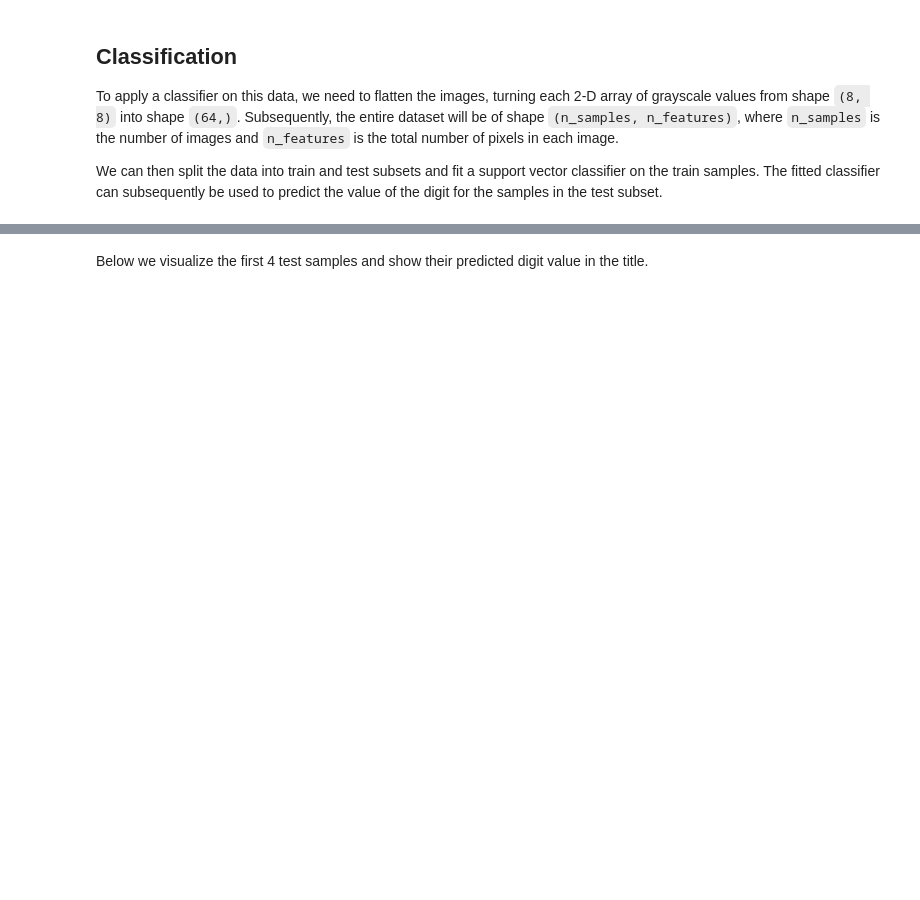
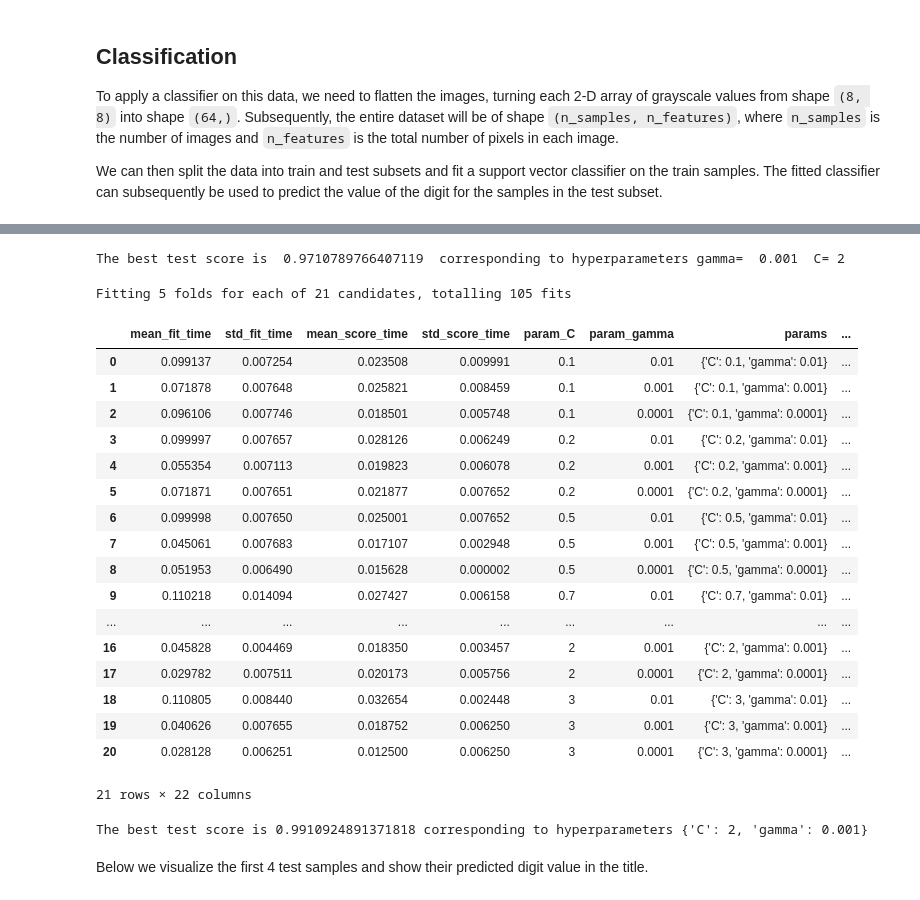
Before and after one commit to DRGeetaChhabra/rep1, a Jupyter notebook: classification.ipynb, the cells around one changed output, grey strips where cells are left out. Cells and saved outputs as stored; diff of their text form; code cells hidden in the pictures; blank space fills up the shorter version.

```diff
--- a/classification.ipynb
+++ b/classification.ipynb
@@ -72,3 +117,59 @@ predicted = clf.predict(X_test)
+# %%
+ac= df['Accuracy']
+maximum = ac.max()
+index = ac.idxmax()
+
+print("The best test score is ", maximum," corresponding to hyperparameters gamma= ",pg[index]," C=",pc[index])
+# %% [output]
+The best test score is  0.9710789766407119  corresponding to hyperparameters gamma=  0.001  C= 2
+# %%
+from sklearn.model_selection import KFold
+from sklearn.model_selection import GridSearchCV
+folds = KFold(n_splits = 5, shuffle = True, random_state = 10)
+
+hyper_params = [ {'gamma':[0.01,0.001,0.0001] ,
+                     'C': [0.1,0.2,0.5,0.7,1,2,3]}]
+
+model = svm.SVC(kernel="rbf")
+
+model_cv = GridSearchCV(estimator = model,
+                        param_grid = hyper_params,
+                        scoring= 'accuracy',
+                        cv = folds,
+                        verbose = 1,
+                        return_train_score=True)
+
+model_cv.fit(X_train, y_train)
+
+cv_results = pd.DataFrame(model_cv.cv_results_)
+cv_results
+# %% [output]
+Fitting 5 folds for each of 21 candidates, totalling 105 fits
+|  | mean_fit_time | std_fit_time | mean_score_time | std_score_time | param_C | param_gamma | params | ... |
+| 0 | 0.099137 | 0.007254 | 0.023508 | 0.009991 | 0.1 | 0.01 | {'C': 0.1, 'gamma': 0.01} | ... |
+| 1 | 0.071878 | 0.007648 | 0.025821 | 0.008459 | 0.1 | 0.001 | {'C': 0.1, 'gamma': 0.001} | ... |
+| 2 | 0.096106 | 0.007746 | 0.018501 | 0.005748 | 0.1 | 0.0001 | {'C': 0.1, 'gamma': 0.0001} | ... |
+| 3 | 0.099997 | 0.007657 | 0.028126 | 0.006249 | 0.2 | 0.01 | {'C': 0.2, 'gamma': 0.01} | ... |
+| 4 | 0.055354 | 0.007113 | 0.019823 | 0.006078 | 0.2 | 0.001 | {'C': 0.2, 'gamma': 0.001} | ... |
+| 5 | 0.071871 | 0.007651 | 0.021877 | 0.007652 | 0.2 | 0.0001 | {'C': 0.2, 'gamma': 0.0001} | ... |
+| 6 | 0.099998 | 0.007650 | 0.025001 | 0.007652 | 0.5 | 0.01 | {'C': 0.5, 'gamma': 0.01} | ... |
+| 7 | 0.045061 | 0.007683 | 0.017107 | 0.002948 | 0.5 | 0.001 | {'C': 0.5, 'gamma': 0.001} | ... |
+| 8 | 0.051953 | 0.006490 | 0.015628 | 0.000002 | 0.5 | 0.0001 | {'C': 0.5, 'gamma': 0.0001} | ... |
+| 9 | 0.110218 | 0.014094 | 0.027427 | 0.006158 | 0.7 | 0.01 | {'C': 0.7, 'gamma': 0.01} | ... |
+| ... | ... | ... | ... | ... | ... | ... | ... | ... |
+| 16 | 0.045828 | 0.004469 | 0.018350 | 0.003457 | 2 | 0.001 | {'C': 2, 'gamma': 0.001} | ... |
+| 17 | 0.029782 | 0.007511 | 0.020173 | 0.005756 | 2 | 0.0001 | {'C': 2, 'gamma': 0.0001} | ... |
+| 18 | 0.110805 | 0.008440 | 0.032654 | 0.002448 | 3 | 0.01 | {'C': 3, 'gamma': 0.01} | ... |
+| 19 | 0.040626 | 0.007655 | 0.018752 | 0.006250 | 3 | 0.001 | {'C': 3, 'gamma': 0.001} | ... |
+| 20 | 0.028128 | 0.006251 | 0.012500 | 0.006250 | 3 | 0.0001 | {'C': 3, 'gamma': 0.0001} | ... |
+21 rows × 22 columns
+# %%
+best_score = model_cv.best_score_
+best_hyperparams = model_cv.best_params_
+
+print("The best test score is {0} corresponding to hyperparameters {1}".format(best_score, best_hyperparams))
+# %% [output]
+The best test score is 0.9910924891371818 corresponding to hyperparameters {'C': 2, 'gamma': 0.001}
 # %% [markdown]
 Below we visualize the first 4 test samples and show their predicted
 digit value in the title.
```
Also changed, not shown: parts of 4 cells of this notebook.
